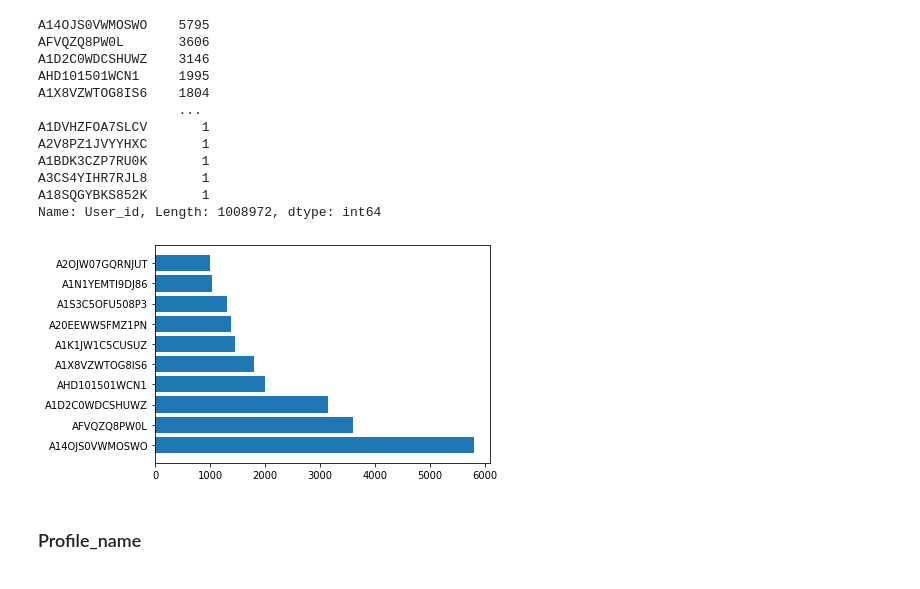
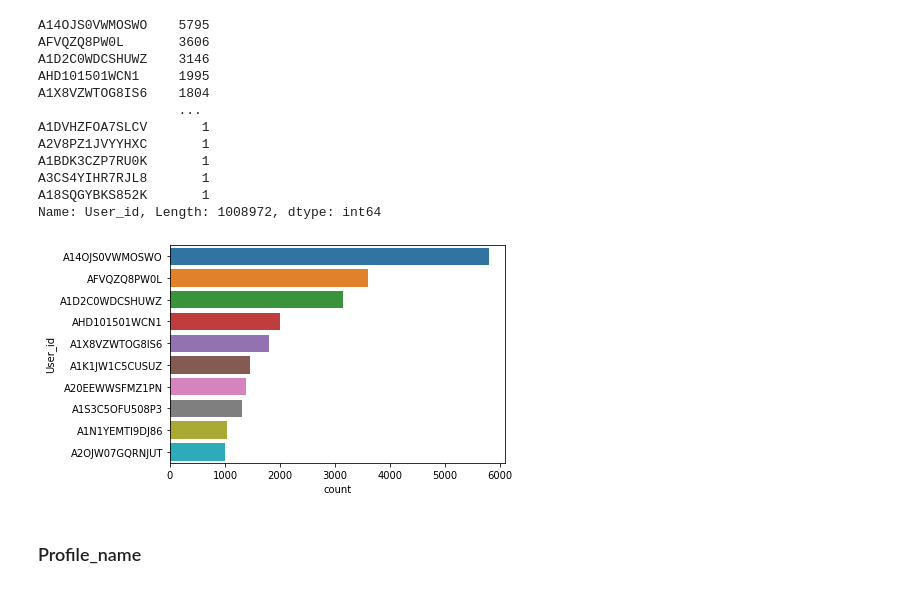
Before and after one commit to LeonSysprog/BookReviews, a Jupyter notebook: ml.ipynb, the cells around one changed output. Cells and saved outputs as stored; diff of their text form; code cells hidden in the pictures.

```diff
--- a/ml.ipynb
+++ b/ml.ipynb
@@ -199,9 +243,11 @@ A3CS4YIHR7RJL8       1
 A18SQGYBKS852K       1
 Name: User_id, Length: 1008972, dtype: int64
 # %%
-plt.barh(y=user_id_count[:10:].index, width=user_id_count[:10:].values);
+sns.barplot(y=user_id_count[:10:].index, x=user_id_count[:10:].values, orient='h')
+plt.xlabel('count')
+plt.ylabel('User_id');
 # %% [output]
-[figure, old version]
+[figure, new version]
 # %% [markdown]
 ### Profile_name
 # %%
```
Also changed, not shown: parts of 39 cells of this notebook.
